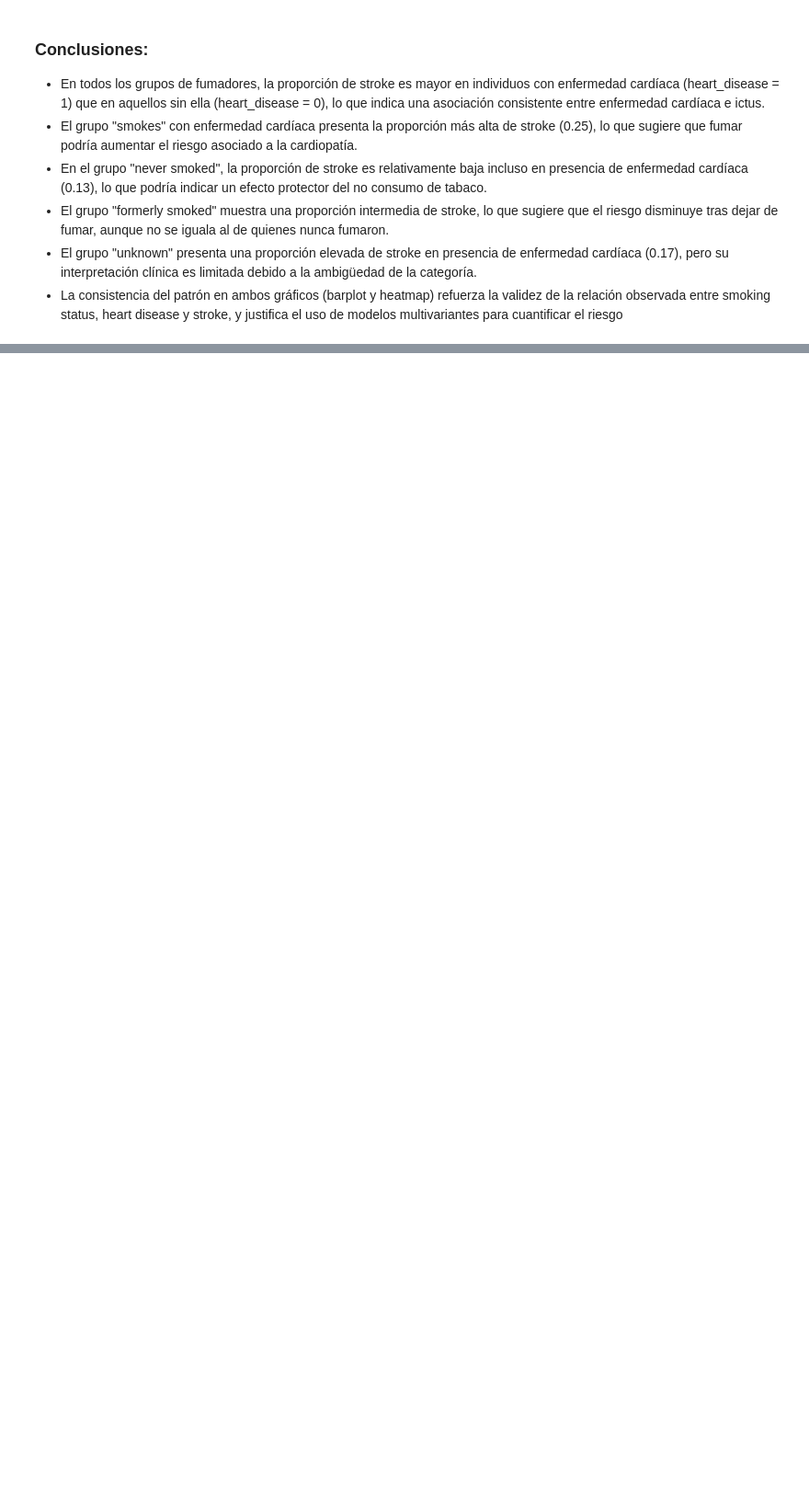
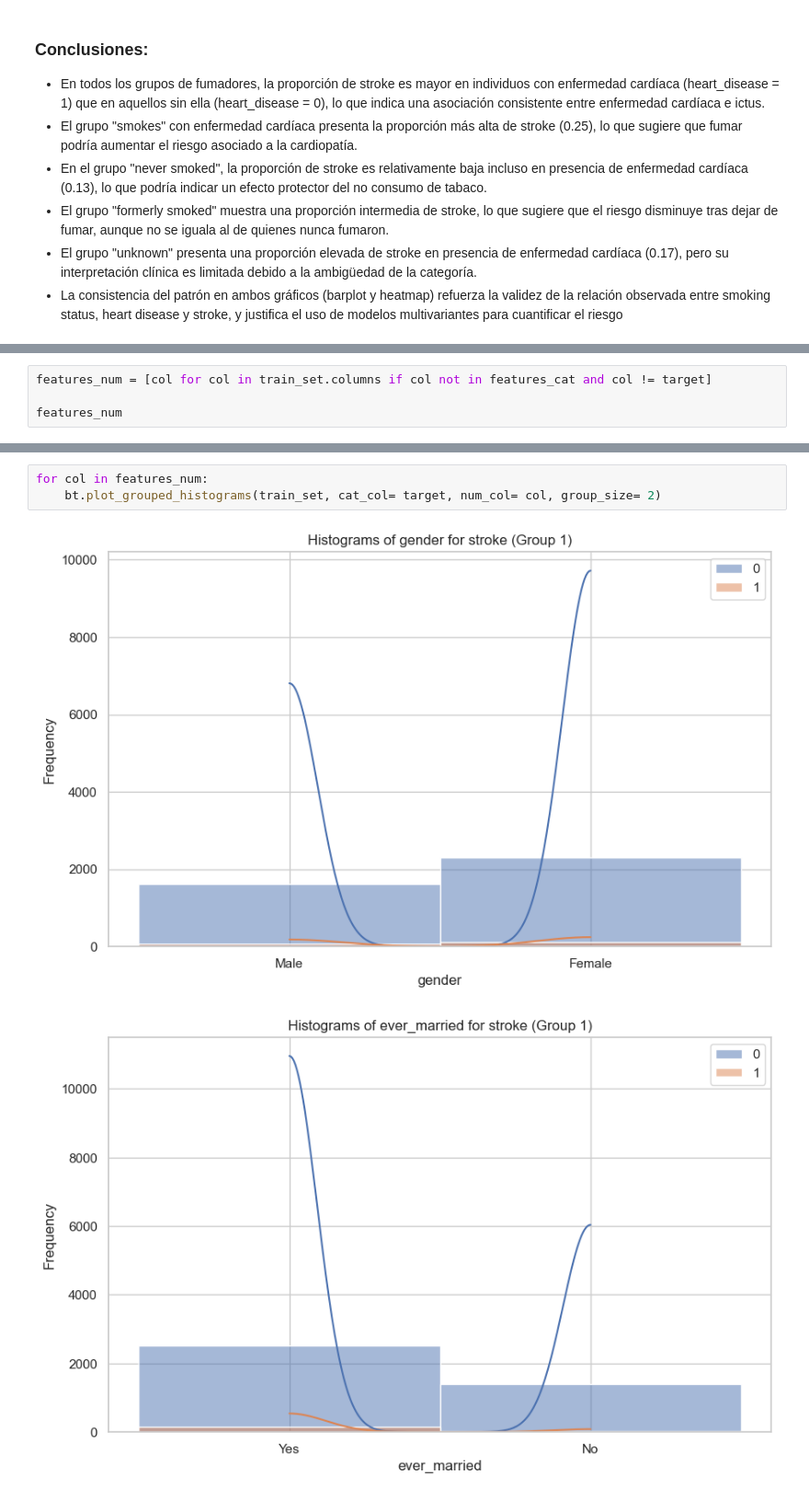
Before and after one commit to ecalvo2411/Project_Break_ML, a Jupyter notebook: notebook-main.ipynb, the cells around one changed output, grey strips where cells are left out. Shown at 92% size. Saved outputs shown, nothing was run; the diff lists cells and outputs as text; blank space fills up the shorter version.

```diff
--- a/notebook-main.ipynb
+++ b/notebook-main.ipynb
@@ -780,0 +821,4 @@ fig.savefig("../img/multivariante_stroke_heart_disease_smoking_status_mapa_calor
+# %%
+features_num = [col for col in train_set.columns if col not in features_cat and col != target]
+
+features_num
@@ -780,0 +842,6 @@ fig.savefig("../img/multivariante_stroke_heart_disease_smoking_status_mapa_calor
+# %%
+for col in features_num:
+    bt.plot_grouped_histograms(train_set, cat_col= target, num_col= col, group_size= 2)
+# %% [output]
+[figure, added]
+[figure, added]
```
Also changed, not shown: parts of 32 cells of this notebook, 6 other files.
